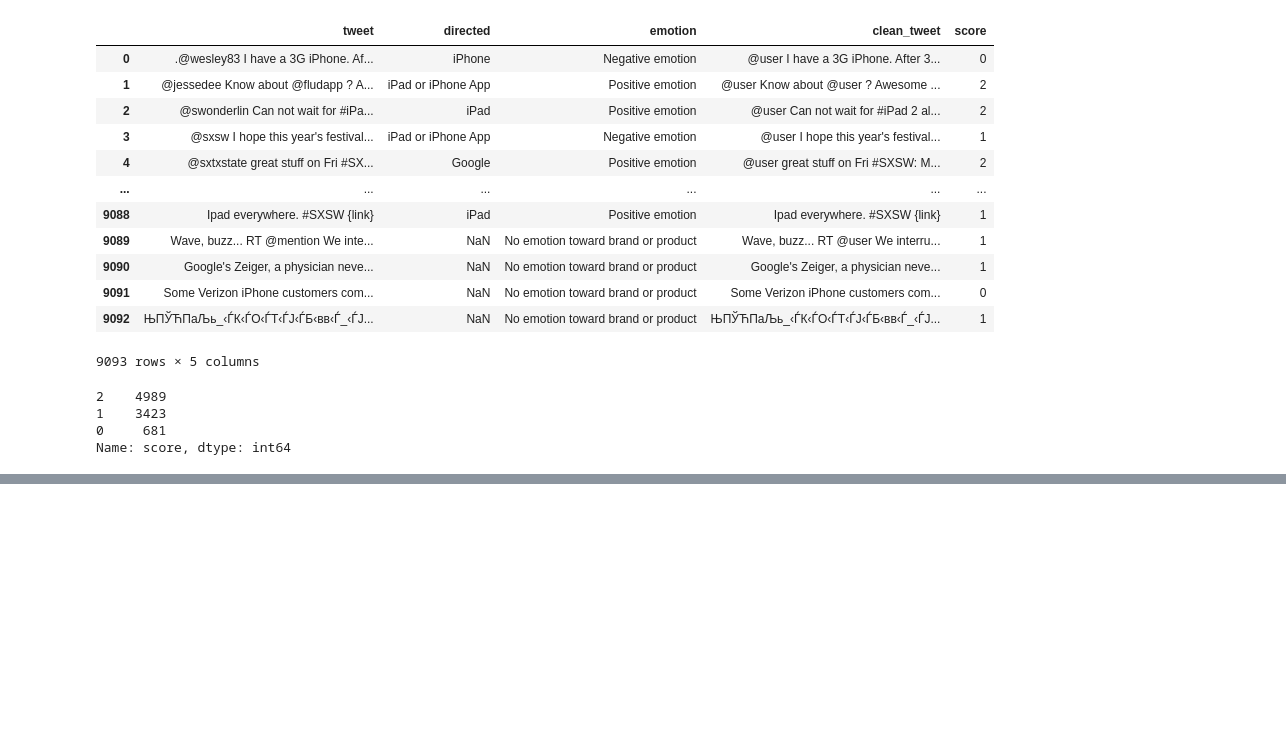
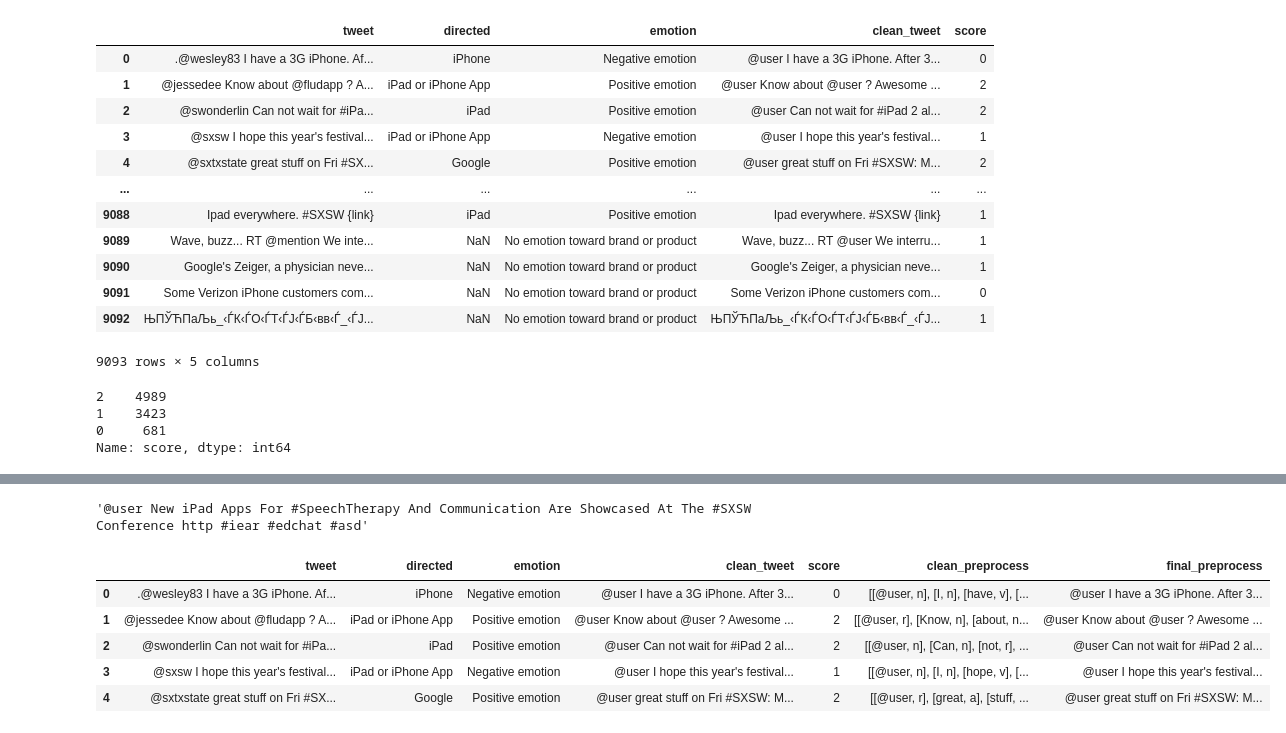
Before and after one commit to leo-schell/Phase4NLP, a Jupyter notebook: RoBerta.ipynb, the cells around one changed output, grey strips where cells are left out. Drawn from its saved outputs; the diff is of its cells as text; code cells hidden in the pictures; blank space fills up the shorter version.

```diff
--- a/RoBerta.ipynb
+++ b/RoBerta.ipynb
@@ -367,0 +433,13 @@ clean_roberta.to_csv('data/roberta.csv')
+# %%
+# applying our own preprocessing function based on research about roBERTa
+
+def preprocess(clean_tweet):
+
+    lem = WordNetLemmatizer()
+    clean_tweet_lemmed = [lem.lemmatize(pair[0], pair[1]) for pair in clean_tweet]
+
+
+    preprocess_tweet = [x for x in clean_tweet_lemmed if x not in removewords]
+    preprocess_tweet = " ".join(preprocess_tweet)
+
+    return preprocess_tweet
@@ -367,0 +492,22 @@ clean_roberta.to_csv('data/roberta.csv')
+# %%
+#removing some words and preprocessing
+removewords = ['ып', 'ыќ']
+
+preprocess_tweet_test = [x for x in clean_tweet_lemmed_test if x not in removewords]
+preprocess_tweet_test = " ".join(preprocess_tweet_test)
+preprocess_tweet_test
+# %% [output]
+'@user New iPad Apps For #SpeechTherapy And Communication Are Showcased At The #SXSW Conference http #iear #edchat #asd'
+# %%
+#removing some words and preprocessing
+removewords = ['ып', 'ыќ']
+
+clean_roberta['final_preprocess'] = clean_roberta['clean_preprocess'].apply(preprocess)
+clean_roberta.head()
+# %% [output]
+|  | tweet | directed | emotion | clean_tweet | score | clean_preprocess | final_preprocess |
+| 0 | .@wesley83 I have a 3G iPhone. Af... | iPhone | Negative emotion | @user I have a 3G iPhone. After 3... | 0 | [[@user, n], [I, n], [have, v], [... | @user I have a 3G iPhone. After 3... |
+| 1 | @jessedee Know about @fludapp ? A... | iPad or iPhone App | Positive emotion | @user Know about @user ? Awesome ... | 2 | [[@user, r], [Know, n], [about, n... | @user Know about @user ? Awesome ... |
+| 2 | @swonderlin Can not wait for #iPa... | iPad | Positive emotion | @user Can not wait for #iPad 2 al... | 2 | [[@user, n], [Can, n], [not, r], ... | @user Can not wait for #iPad 2 al... |
+| 3 | @sxsw I hope this year's festival... | iPad or iPhone App | Negative emotion | @user I hope this year's festival... | 1 | [[@user, n], [I, n], [hope, v], [... | @user I hope this year's festival... |
+| 4 | @sxtxstate great stuff on Fri #SX... | Google | Positive emotion | @user great stuff on Fri #SXSW: M... | 2 | [[@user, r], [great, a], [stuff, ... | @user great stuff on Fri #SXSW: M... |
```
Also changed, not shown: parts of 27 cells of this notebook, 2 other files.
